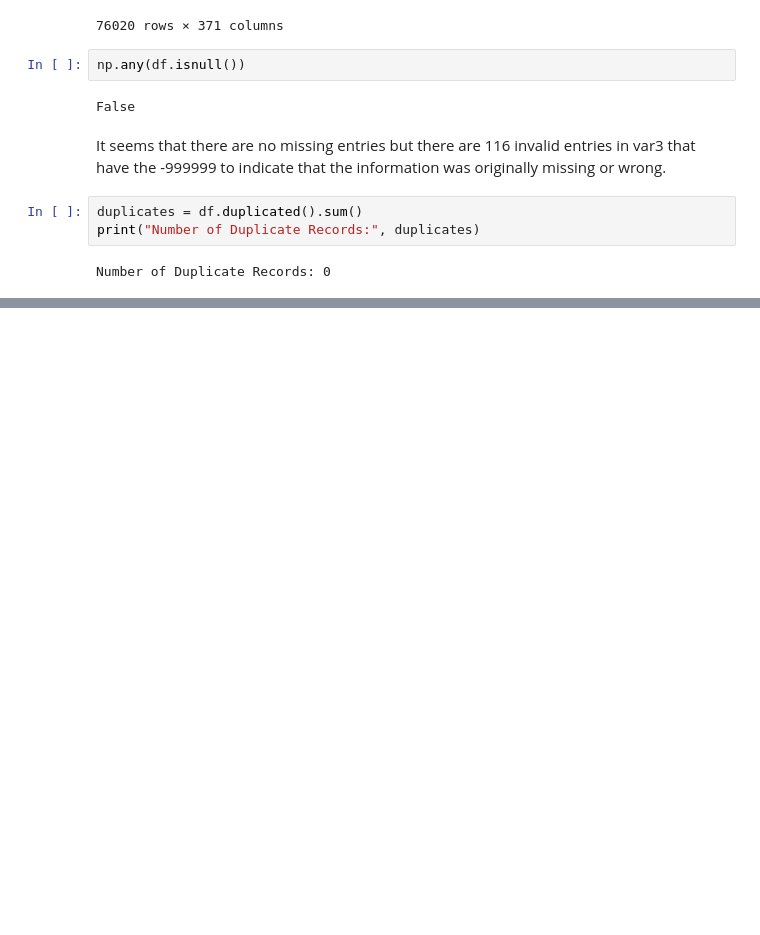
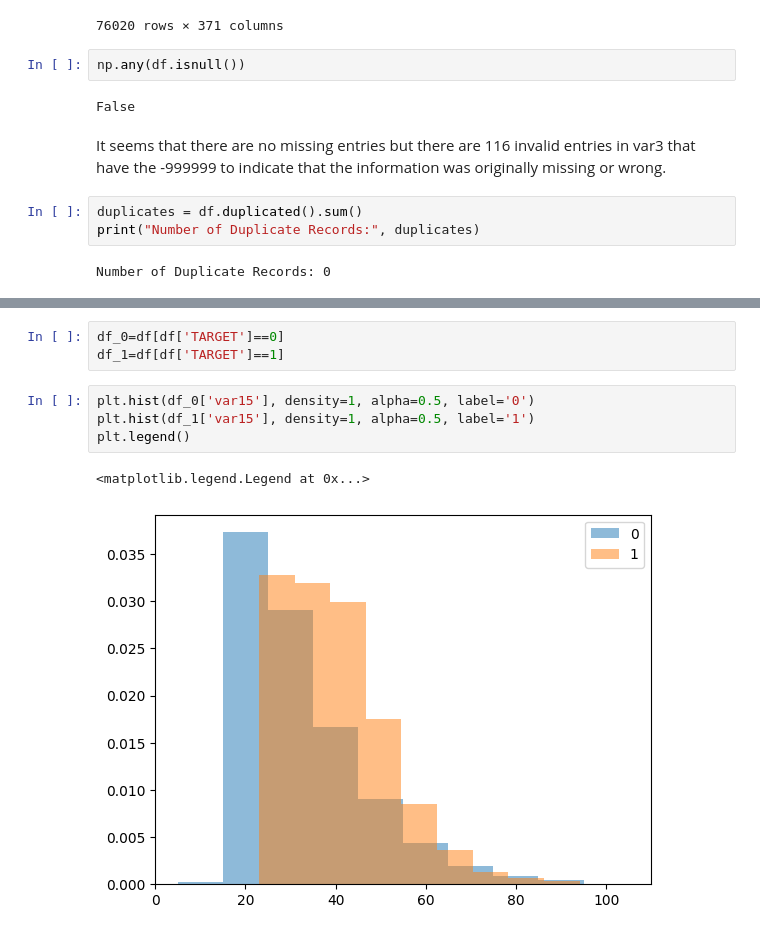
Before and after one commit to emilykhuu46/DataProblems, a Jupyter notebook: tabular/cleaning.ipynb, the cells around one changed output, grey strips where cells are left out. Saved outputs shown, nothing was run; the diff lists cells and outputs as text; blank space fills up the shorter version.

```diff
--- a/tabular/cleaning.ipynb
+++ b/tabular/cleaning.ipynb
@@ -162,0 +171,10 @@ Number of Duplicate Records: 0
+# %%
+df_0=df[df['TARGET']==0]
+df_1=df[df['TARGET']==1]
+# %%
+plt.hist(df_0['var15'], density=1, alpha=0.5, label='0')
+plt.hist(df_1['var15'], density=1, alpha=0.5, label='1')
+plt.legend()
+# %% [output]
+<matplotlib.legend.Legend at 0x...>
+[figure, added]
```
Also changed, not shown: parts of 1 cell of this notebook.
